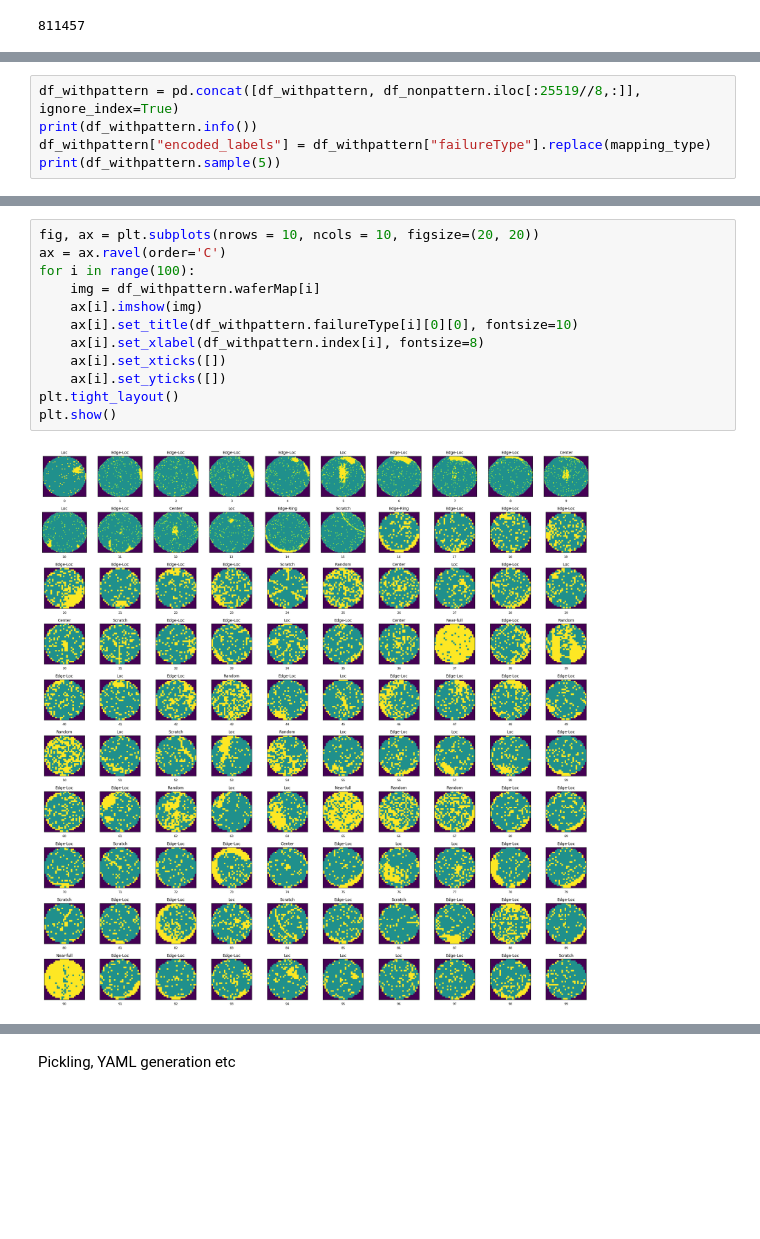
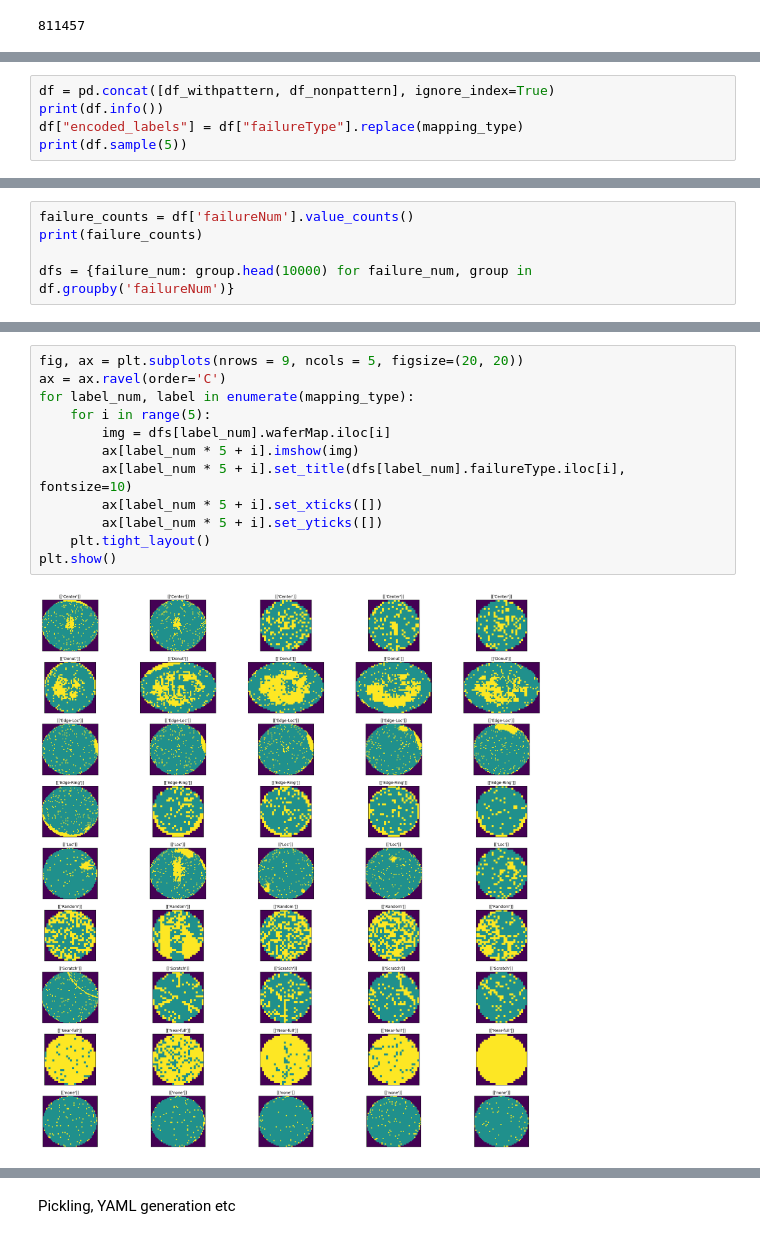
Before and after one commit to davidguo123456/Wafer-Defect-CNN, a Jupyter notebook: main.ipynb, the cells around one changed output, grey strips where cells are left out. Cells and saved outputs as stored; diff of their text form; blank space fills up the shorter version.

```diff
--- a/main.ipynb
+++ b/main.ipynb
@@ -102,9 +102,9 @@ print(df_withlabel.shape[0], df_withpattern.shape[0], df_nonpattern.shape[0])
 # %% [output]
 172950 25519 147431
 # %%
-df_withpattern = pd.concat([df_withpattern, df_nonpattern.iloc[:25519//8,:]], ignore_index=True)
-print(df_withpattern.info())
-df_withpattern["encoded_labels"] = df_withpattern["failureType"].replace(mapping_type)
-print(df_withpattern.sample(5))
+df = pd.concat([df_withpattern, df_nonpattern], ignore_index=True)
+print(df.info())
+df["encoded_labels"] = df["failureType"].replace(mapping_type)
+print(df.sample(5))
 # %% [output]
 <class 'pandas.core.frame.DataFrame'>
@@ -126,0 +127,5 @@ Data columns (total 9 columns):
+# %%
+failure_counts = df['failureNum'].value_counts()
+print(failure_counts)
+
+dfs = {failure_num: group.head(10000) for failure_num, group in df.groupby('failureNum')}
@@ -127,14 +144,14 @@ Data columns (total 9 columns):
 # %%
-fig, ax = plt.subplots(nrows = 10, ncols = 10, figsize=(20, 20))
+fig, ax = plt.subplots(nrows = 9, ncols = 5, figsize=(20, 20))
 ax = ax.ravel(order='C')
-for i in range(100):
-    img = df_withpattern.waferMap[i]
-    ax[i].imshow(img)
-    ax[i].set_title(df_withpattern.failureType[i][0][0], fontsize=10)
-    ax[i].set_xlabel(df_withpattern.index[i], fontsize=8)
-    ax[i].set_xticks([])
-    ax[i].set_yticks([])
-plt.tight_layout()
+for label_num, label in enumerate(mapping_type):
+    for i in range(5):
+        img = dfs[label_num].waferMap.iloc[i]
+        ax[label_num * 5 + i].imshow(img)
+        ax[label_num * 5 + i].set_title(dfs[label_num].failureType.iloc[i], fontsize=10)
+        ax[label_num * 5 + i].set_xticks([])
+        ax[label_num * 5 + i].set_yticks([])
+    plt.tight_layout()
 plt.show()
 # %% [output]
-[figure, old version]
+[figure, new version]
```
Also changed, not shown: parts of 15 cells of this notebook.
